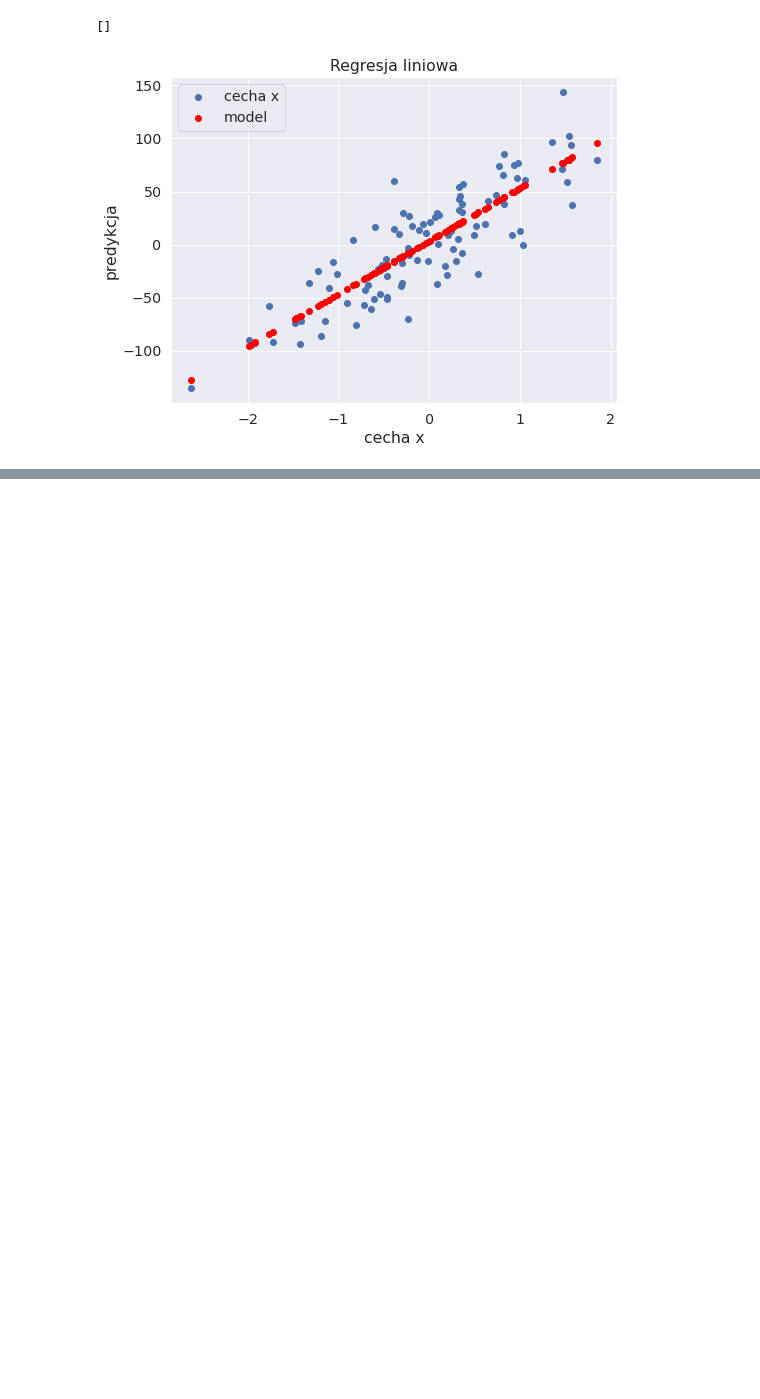
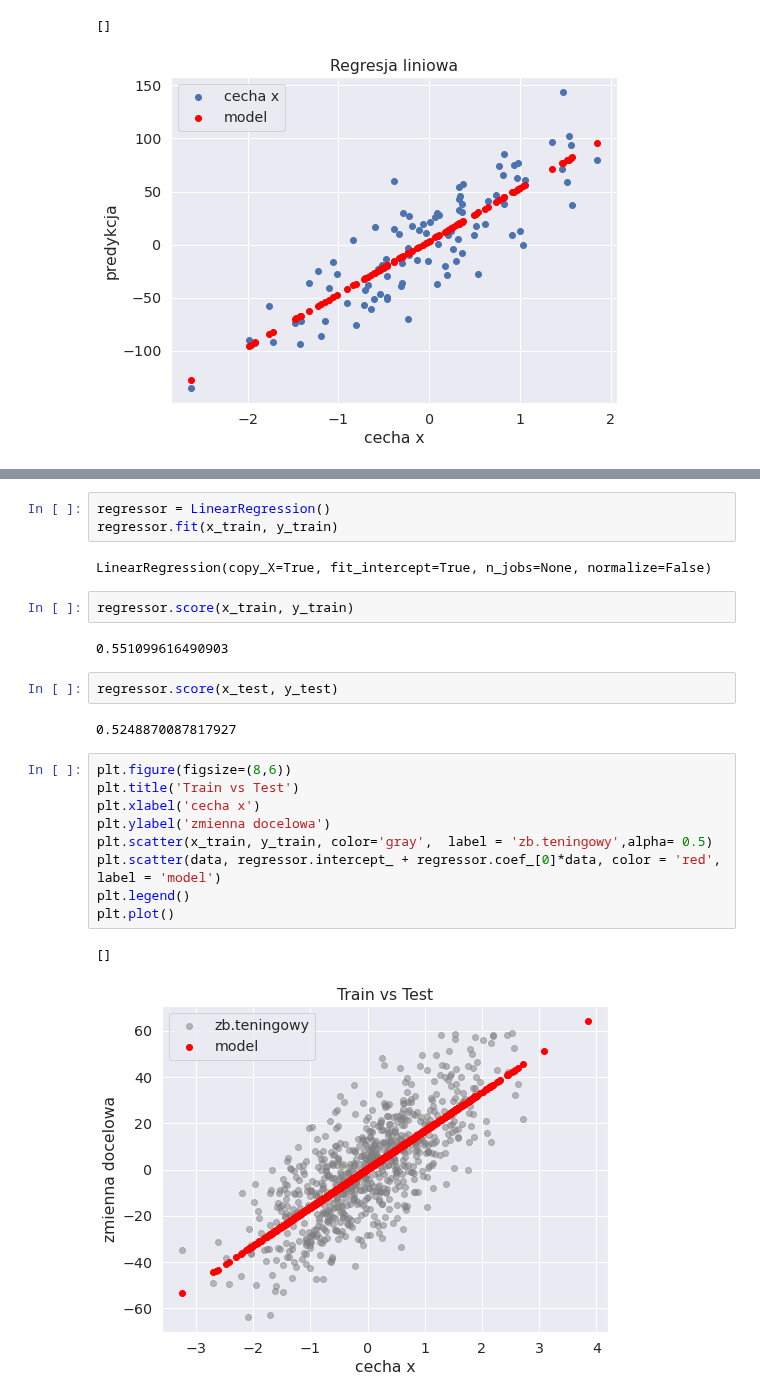
Before and after one commit to romanowiczadam/ml_course, a Jupyter notebook: 07_linear_regression_R2.ipynb, the cells around one changed output, grey strips where cells are left out. Saved outputs shown, nothing was run; the diff lists cells and outputs as text; blank space fills up the shorter version.

```diff
--- a/07_linear_regression_R2.ipynb
+++ b/07_linear_regression_R2.ipynb
@@ -123,0 +162,25 @@ plt.plot()
+# %%
+regressor = LinearRegression()
+regressor.fit(x_train, y_train)
+# %% [output]
+LinearRegression(copy_X=True, fit_intercept=True, n_jobs=None, normalize=False)
+# %%
+regressor.score(x_train, y_train)
+# %% [output]
+0.551099616490903
+# %%
+regressor.score(x_test, y_test)
+# %% [output]
+0.5248870087817927
+# %%
+plt.figure(figsize=(8,6))
+plt.title('Train vs Test')
+plt.xlabel('cecha x')
+plt.ylabel('zmienna docelowa')
+plt.scatter(x_train, y_train, color='gray',  label = 'zb.teningowy',alpha= 0.5)
+plt.scatter(data, regressor.intercept_ + regressor.coef_[0]*data, color = 'red', label = 'model')
+plt.legend()
+plt.plot()
+# %% [output]
+[]
+[figure, added]
```
Also changed, not shown: parts of 10 cells of this notebook.
